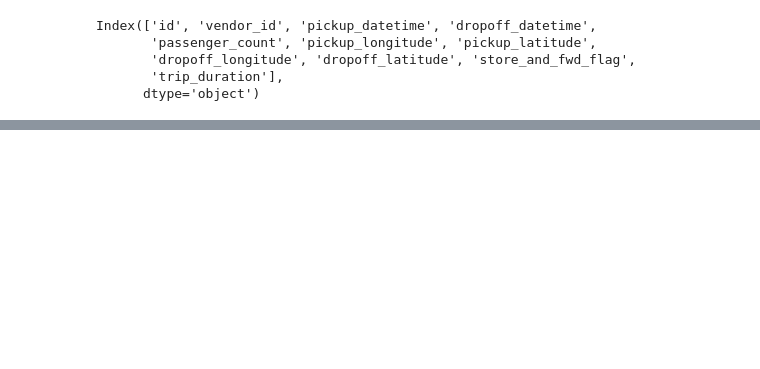
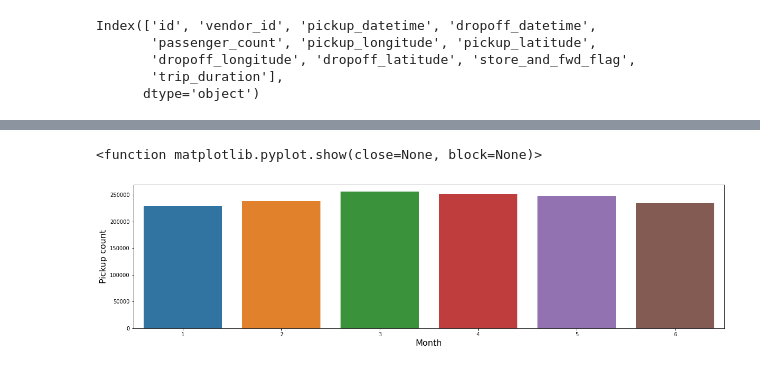
Before and after one commit to SirHendel/DAT158_ML-Assignment_2, a Jupyter notebook: Notebook.ipynb, the cells around one changed output, grey strips where cells are left out. Cells and saved outputs as stored; diff of their text form; code cells hidden in the pictures; blank space fills up the shorter version.

```diff
--- a/Notebook.ipynb
+++ b/Notebook.ipynb
@@ -73,0 +101,9 @@ nyc_data.info
+# %%
+f = plt.figure(figsize=(20,5))
+sns.countplot(x='pickup_month', data=nyc_data)
+plt.xlabel('Month', fontsize=16 )
+plt.ylabel('Pickup count', fontsize=16)
+plt.show
+# %% [output]
+<function matplotlib.pyplot.show(close=None, block=None)>
+[figure, added]
```
Also changed, not shown: parts of 4 cells of this notebook.
